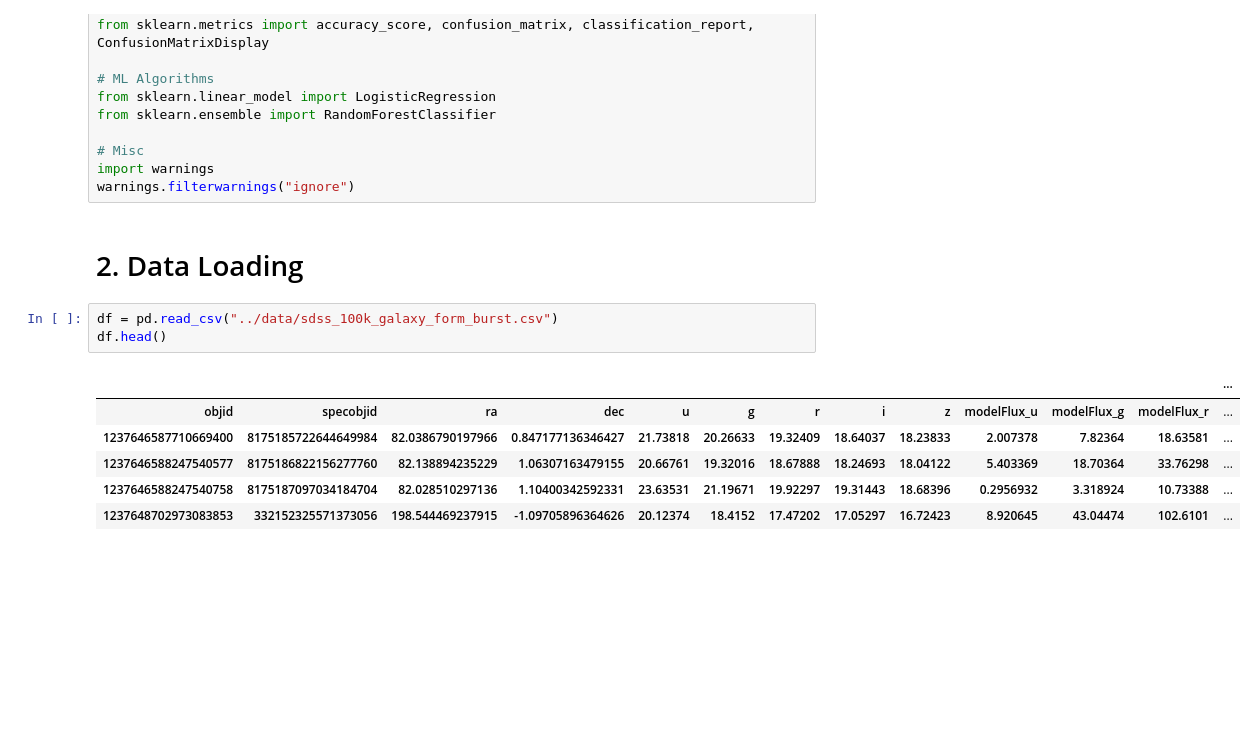
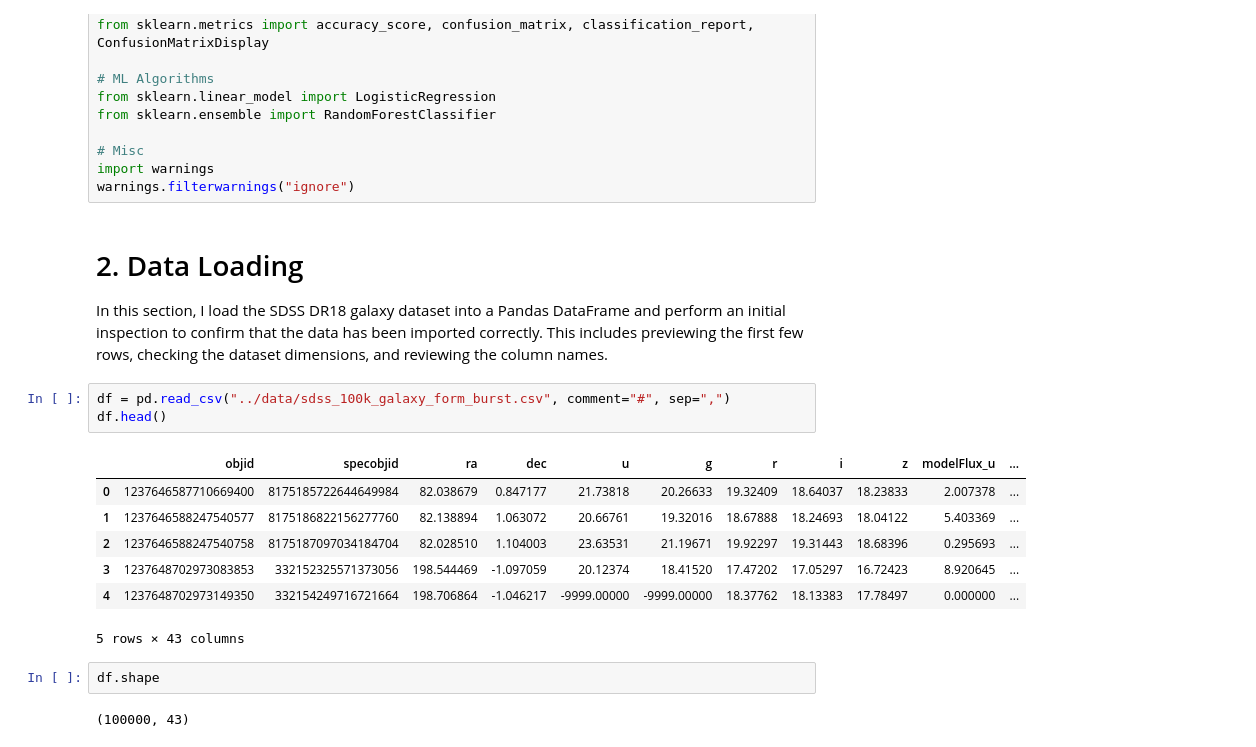
Before and after one commit to gsacekbruncc/sdss-galaxy-classification, a Jupyter notebook: notebook/sdss_galaxy_classification.ipynb, the cells around one changed output. Saved outputs shown, nothing was run; the diff lists cells and outputs as text; blank space fills up the shorter version.

```diff
--- a/notebook/sdss_galaxy_classification.ipynb
+++ b/notebook/sdss_galaxy_classification.ipynb
@@ -34,13 +33,19 @@ import warnings
 warnings.filterwarnings("ignore")
 # %% [markdown]
 # 2. Data Loading
+In this section, I load the SDSS DR18 galaxy dataset into a Pandas DataFrame and perform an initial inspection to confirm that the data has been imported correctly. This includes previewing the first few rows, checking the dataset dimensions, and reviewing the column names.
 # %%
-df = pd.read_csv("../data/sdss_100k_galaxy_form_burst.csv")
+df = pd.read_csv("../data/sdss_100k_galaxy_form_burst.csv", comment="#", sep=",")
 df.head()
 # %% [output]
-|  |  |  |  |  |  |  |  |  |  |  |  | ... |
-| objid | specobjid | ra | dec | u | g | r | i | z | modelFlux_u | modelFlux_g | modelFlux_r | ... |
-| 1237646587710669400 | 8175185722644649984 | 82.0386790197966 | 0.847177136346427 | 21.73818 | 20.26633 | 19.32409 | 18.64037 | 18.23833 | 2.007378 | 7.82364 | 18.63581 | ... |
-| 1237646588247540577 | 8175186822156277760 | 82.138894235229 | 1.06307163479155 | 20.66761 | 19.32016 | 18.67888 | 18.24693 | 18.04122 | 5.403369 | 18.70364 | 33.76298 | ... |
-| 1237646588247540758 | 8175187097034184704 | 82.028510297136 | 1.10400342592331 | 23.63531 | 21.19671 | 19.92297 | 19.31443 | 18.68396 | 0.2956932 | 3.318924 | 10.73388 | ... |
-| 1237648702973083853 | 332152325571373056 | 198.544469237915 | -1.09705896364626 | 20.12374 | 18.4152 | 17.47202 | 17.05297 | 16.72423 | 8.920645 | 43.04474 | 102.6101 | ... |
+|  | objid | specobjid | ra | dec | u | g | r | i | z | modelFlux_u | ... |
+| 0 | 1237646587710669400 | 8175185722644649984 | 82.038679 | 0.847177 | 21.73818 | 20.26633 | 19.32409 | 18.64037 | 18.23833 | 2.007378 | ... |
+| 1 | 1237646588247540577 | 8175186822156277760 | 82.138894 | 1.063072 | 20.66761 | 19.32016 | 18.67888 | 18.24693 | 18.04122 | 5.403369 | ... |
+| 2 | 1237646588247540758 | 8175187097034184704 | 82.028510 | 1.104003 | 23.63531 | 21.19671 | 19.92297 | 19.31443 | 18.68396 | 0.295693 | ... |
+| 3 | 1237648702973083853 | 332152325571373056 | 198.544469 | -1.097059 | 20.12374 | 18.41520 | 17.47202 | 17.05297 | 16.72423 | 8.920645 | ... |
+| 4 | 1237648702973149350 | 332154249716721664 | 198.706864 | -1.046217 | -9999.00000 | -9999.00000 | 18.37762 | 18.13383 | 17.78497 | 0.000000 | ... |
+5 rows × 43 columns
+# %%
+df.shape
+# %% [output]
+(100000, 43)
```
Also changed, not shown: parts of 20 cells of this notebook.
